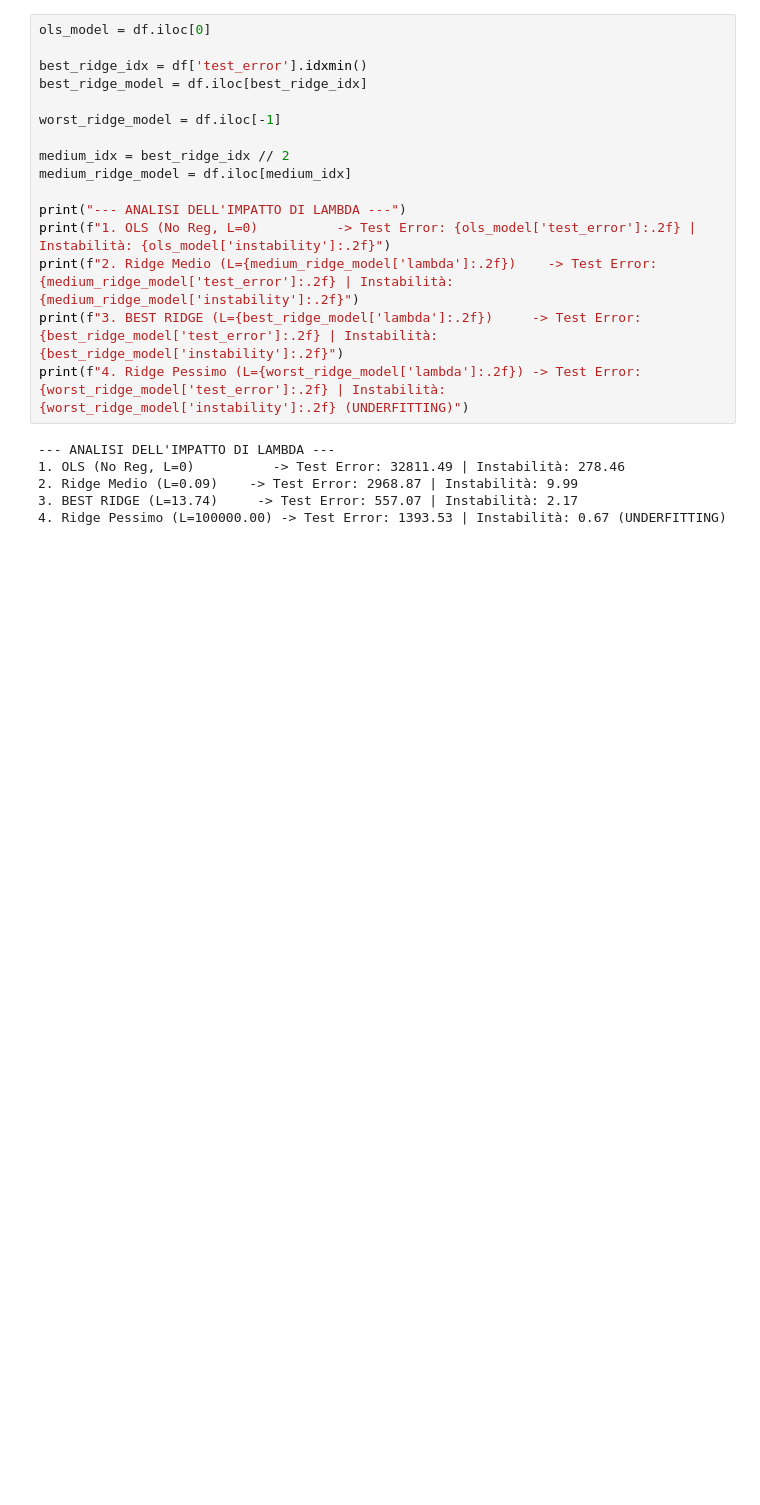
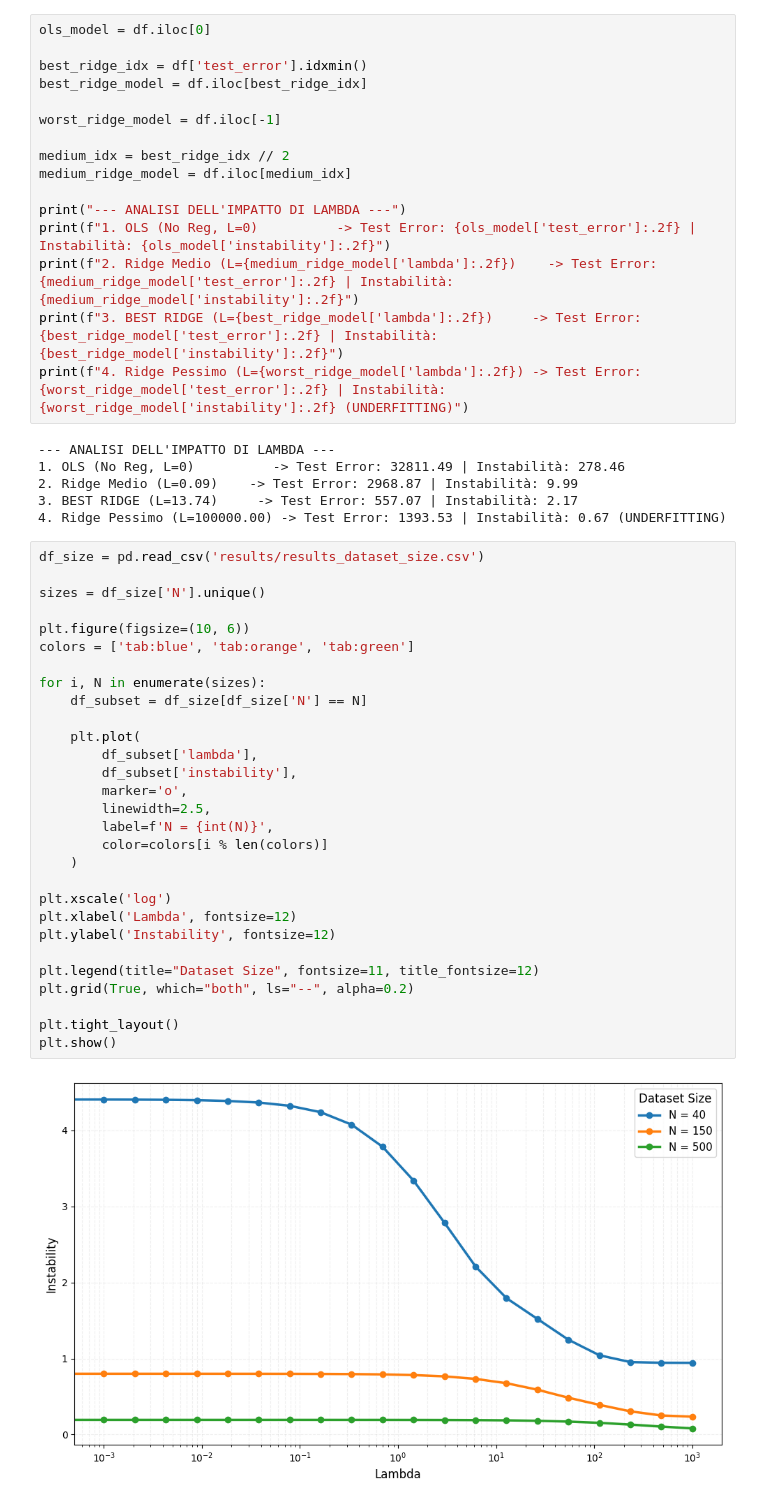
Before and after one commit to andreeriga/ML-Project, a Jupyter notebook: visualization.ipynb, the cells around one changed output. Cells and saved outputs as stored; diff of their text form; blank space fills up the shorter version.

Commit message:
Estensione per la condizione di stabilità in gruppo, studio degli effetti della dimensione del dataset sulla stabilità

```diff
--- a/visualization.ipynb
+++ b/visualization.ipynb
@@ -54,3 +54,34 @@ print(f"4. Ridge Pessimo (L={worst_ridge_model['lambda']:.2f}) -> Test Error: {w
 2. Ridge Medio (L=0.09)    -> Test Error: 2968.87 | Instabilità: 9.99
 3. BEST RIDGE (L=13.74)     -> Test Error: 557.07 | Instabilità: 2.17
 4. Ridge Pessimo (L=100000.00) -> Test Error: 1393.53 | Instabilità: 0.67 (UNDERFITTING)
+# %%
+df_size = pd.read_csv('results/results_dataset_size.csv')
+
+sizes = df_size['N'].unique()
+
+plt.figure(figsize=(10, 6))
+colors = ['tab:blue', 'tab:orange', 'tab:green']
+
+for i, N in enumerate(sizes):
+    df_subset = df_size[df_size['N'] == N]
+
+    plt.plot(
+        df_subset['lambda'],
+        df_subset['instability'],
+        marker='o',
+        linewidth=2.5,
+        label=f'N = {int(N)}',
+        color=colors[i % len(colors)]
+    )
+
+plt.xscale('log')
+plt.xlabel('Lambda', fontsize=12)
+plt.ylabel('Instability', fontsize=12)
+
+plt.legend(title="Dataset Size", fontsize=11, title_fontsize=12)
+plt.grid(True, which="both", ls="--", alpha=0.2)
+
+plt.tight_layout()
+plt.show()
+# %% [output]
+[figure, added]
```
Also changed, not shown: 2 other files.
